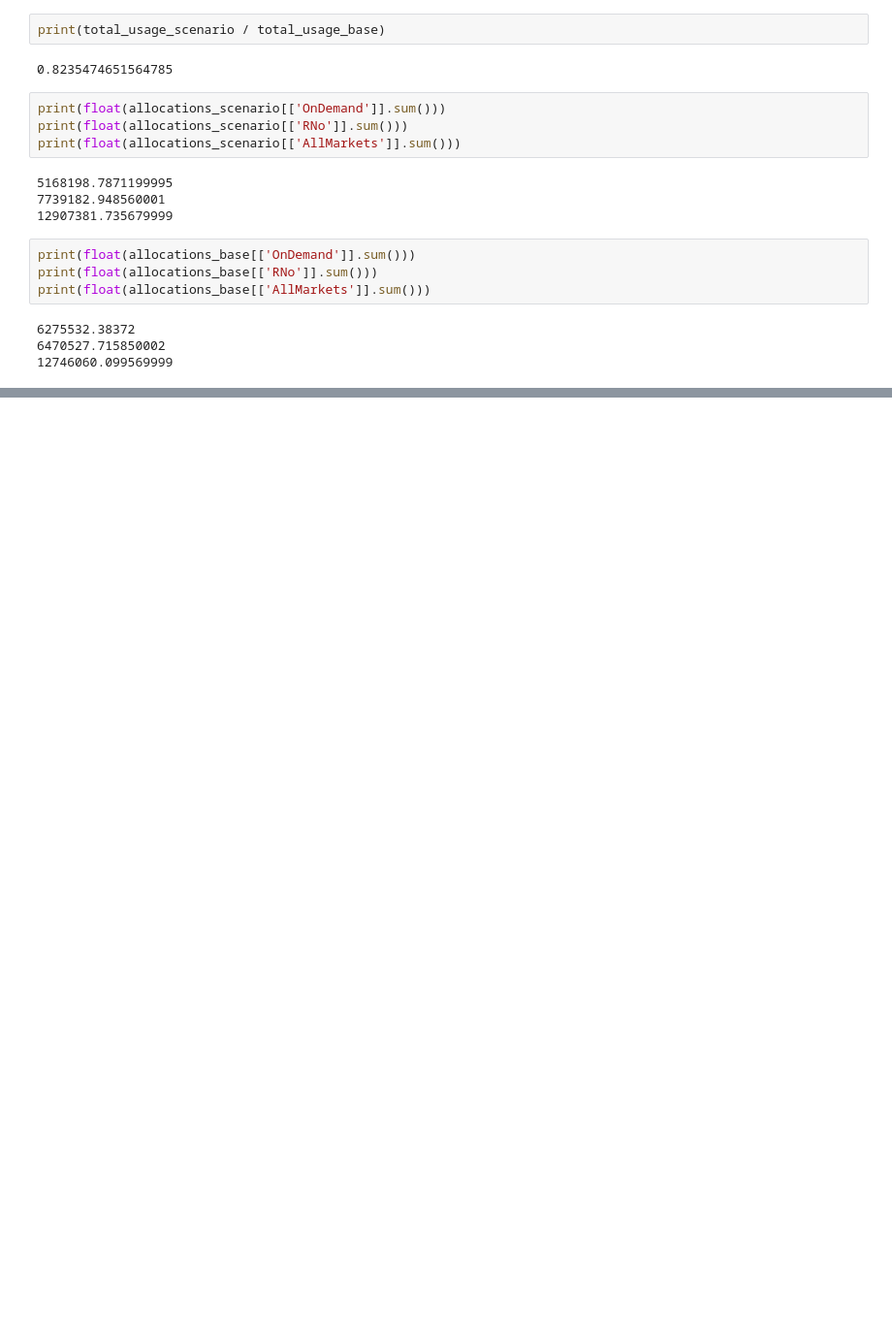
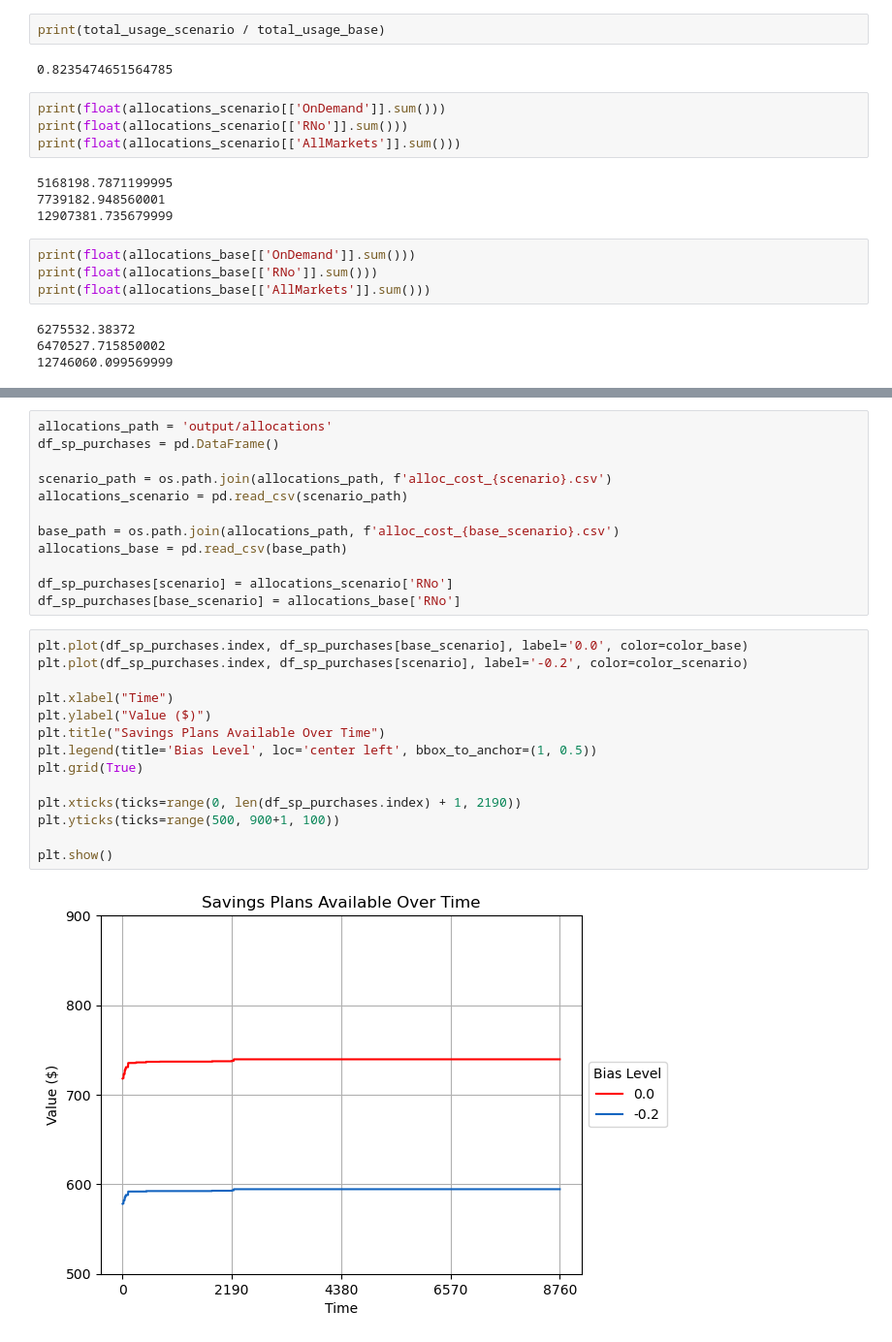
Before and after one commit to ufcg-lsd/forecast_error_cap_planning, a Jupyter notebook: src/result_analysis/plots.ipynb, the cells around one changed output, grey strips where cells are left out. Shown at 97% size. Drawn from its saved outputs; the diff is of its cells as text; blank space fills up the shorter version.

```diff
--- a/src/result_analysis/plots.ipynb
+++ b/src/result_analysis/plots.ipynb
@@ -1110,0 +1145,28 @@ plt.show()
+# %%
+allocations_path = 'output/allocations'
+df_sp_purchases = pd.DataFrame()
+
+scenario_path = os.path.join(allocations_path, f'alloc_cost_{scenario}.csv')
+allocations_scenario = pd.read_csv(scenario_path)
+
+base_path = os.path.join(allocations_path, f'alloc_cost_{base_scenario}.csv')
+allocations_base = pd.read_csv(base_path)
+
+df_sp_purchases[scenario] = allocations_scenario['RNo']
+df_sp_purchases[base_scenario] = allocations_base['RNo']
+# %%
+plt.plot(df_sp_purchases.index, df_sp_purchases[base_scenario], label='0.0', color=color_base)
+plt.plot(df_sp_purchases.index, df_sp_purchases[scenario], label='-0.2', color=color_scenario)
+
+plt.xlabel("Time")
+plt.ylabel("Value ($)")
+plt.title("Savings Plans Available Over Time")
+plt.legend(title='Bias Level', loc='center left', bbox_to_anchor=(1, 0.5))
+plt.grid(True)
+
+plt.xticks(ticks=range(0, len(df_sp_purchases.index) + 1, 2190))
+plt.yticks(ticks=range(500, 900+1, 100))
+
+plt.show()
+# %% [output]
+[figure, added]
```
Also changed, not shown: parts of 66 cells of this notebook, 1 other file.
